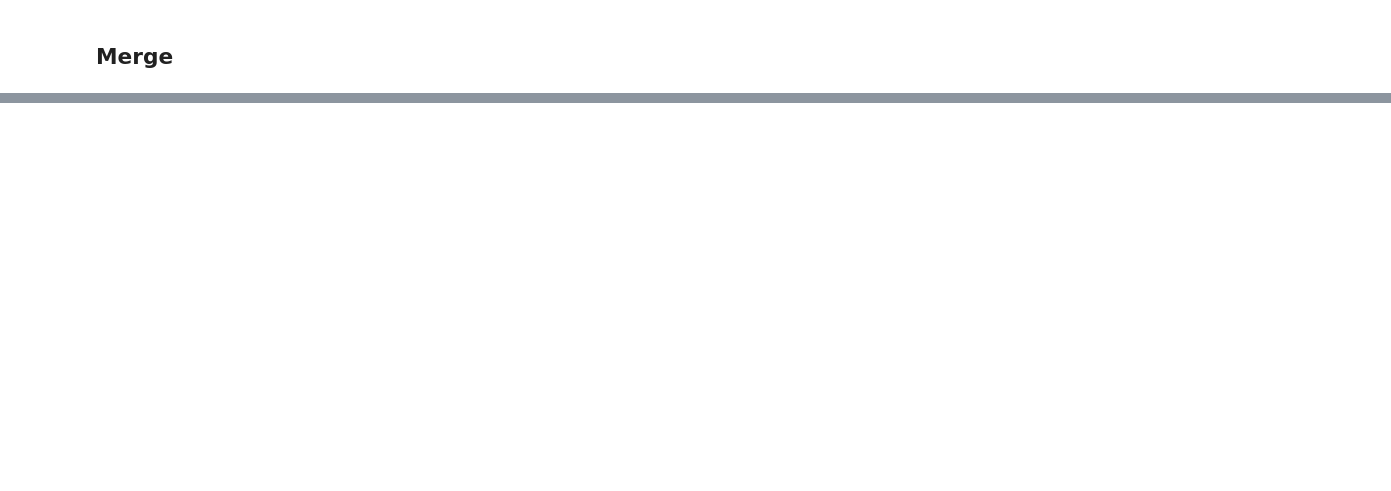
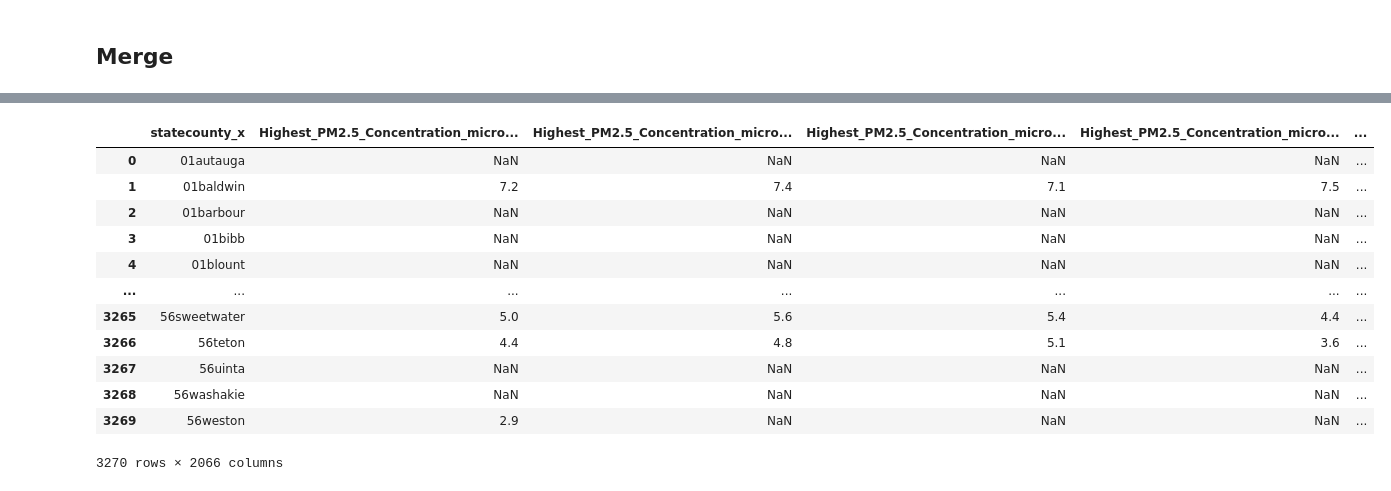
Before and after one commit to tonyluocpu/CVD-ML-project, a Jupyter notebook: Nov_old_datasets/all_three_datasets.ipynb, the cells around one changed output, grey strips where cells are left out. Drawn from its saved outputs; the diff is of its cells as text; code cells hidden in the pictures; blank space fills up the shorter version.

```diff
--- a/Nov_old_datasets/all_three_datasets.ipynb
+++ b/Nov_old_datasets/all_three_datasets.ipynb
@@ -473,0 +545,27 @@ merged
+# %%
+import pandas as pd
+faiss_matches = pd.read_csv("final_faiss_results.csv")
+
+data["mapped_match"] = data["statecounty_x"].map(
+    faiss_matches.set_index("Query")["Best Match"]
+)
+
+final_merged["mapped_match"] = final_merged["Code"]
+
+merged_result = pd.merge(data, final_merged, on="mapped_match", how="left")
+
+merged_result
+# %% [output]
+|  | statecounty_x | Highest_PM2.5_Concentration_micro... | Highest_PM2.5_Concentration_micro... | Highest_PM2.5_Concentration_micro... | Highest_PM2.5_Concentration_micro... | ... |
+| 0 | 01autauga | NaN | NaN | NaN | NaN | ... |
+| 1 | 01baldwin | 7.2 | 7.4 | 7.1 | 7.5 | ... |
+| 2 | 01barbour | NaN | NaN | NaN | NaN | ... |
+| 3 | 01bibb | NaN | NaN | NaN | NaN | ... |
+| 4 | 01blount | NaN | NaN | NaN | NaN | ... |
+| ... | ... | ... | ... | ... | ... | ... |
+| 3265 | 56sweetwater | 5.0 | 5.6 | 5.4 | 4.4 | ... |
+| 3266 | 56teton | 4.4 | 4.8 | 5.1 | 3.6 | ... |
+| 3267 | 56uinta | NaN | NaN | NaN | NaN | ... |
+| 3268 | 56washakie | NaN | NaN | NaN | NaN | ... |
+| 3269 | 56weston | 2.9 | NaN | NaN | NaN | ... |
+3270 rows × 2066 columns
```
Also changed, not shown: parts of 32 cells of this notebook, 9 other files.
